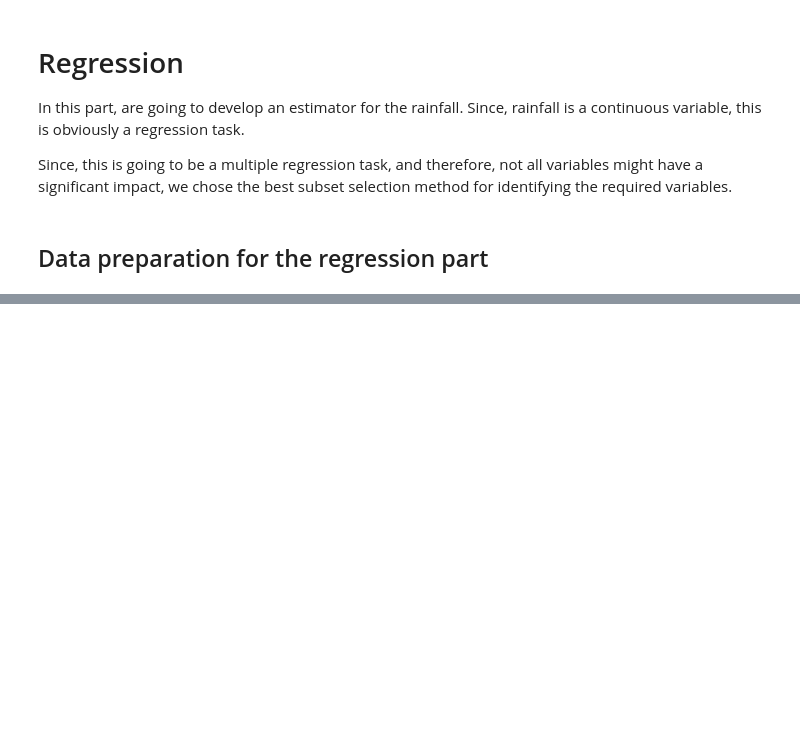
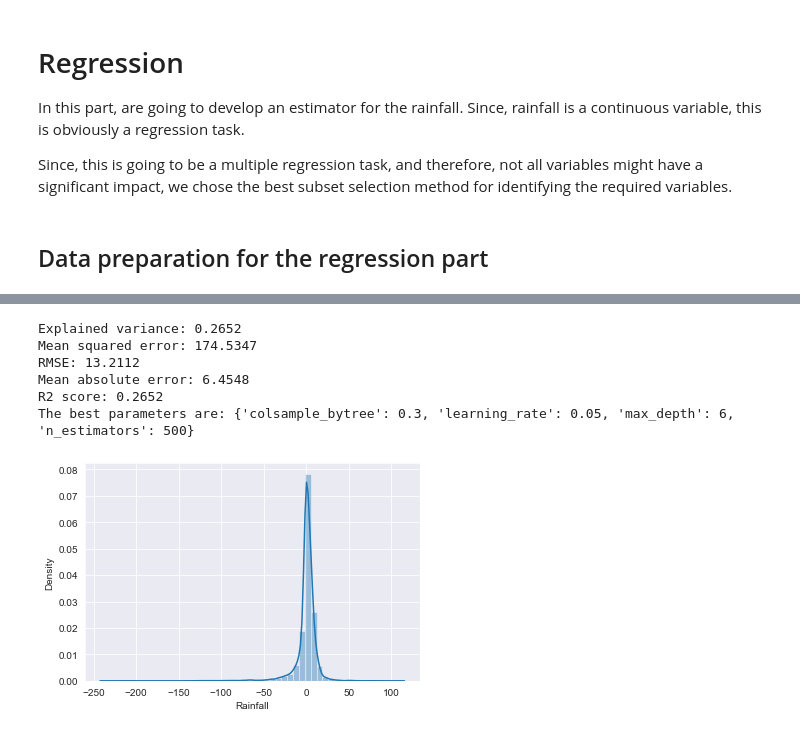
Before and after one commit to Stern1710/australia-weather-data, a Jupyter notebook: SPOD_Group7_Project.ipynb, the cells around one changed output, grey strips where cells are left out. Saved outputs shown, nothing was run; the diff lists cells and outputs as text; code cells hidden in the pictures; blank space fills up the shorter version.

```diff
--- a/SPOD_Group7_Project.ipynb
+++ b/SPOD_Group7_Project.ipynb
@@ -742,0 +702,38 @@ plt.show()
+# %%
+xgb_grid = {
+    'max_depth': [3,6,10],
+    'learning_rate': [0.01, 0.05, 0.1],
+    'n_estimators': [100, 500, 1000],
+    'colsample_bytree': [0.3, 0.7]
+}
+
+"""
+Trains an XGB regressor using cross-validation and returns attributes of the received model including the best
+parameter combination.
+@param x_train, np ndarray, data matrix
+@param y_train, np ndarray, data vector
+@param param_grid, dict, grid holding the paramaters for search
+@param use_pref_defined_model, bool, indicates whether the predefined model version should be used
+"""
+def train_xgb_regressor(x_train, y_train, param_grid, use_pref_defined_model: bool):
+    if use_pref_defined_model:
+        best_params = {'colsample_bytree': 0.3, 'learning_rate': 0.05, 'max_depth': 6, 'n_estimators': 500}
+        xgb = XGBRegressor(seed = 55, **best_params)
+        xgb.fit(x_train, y_train)
+        return best_params, xgb
+    xgb = XGBRegressor(seed = 55)
+    model = GridSearchCV(xgb, param_grid=param_grid, scoring="neg_mean_squared_error", verbose=10)
+    model.fit(x_train, y_train)
+    return model.best_params_, model.best_estimator_
+# %%
+xgb_params, xgb_regressor = train_xgb_regressor(x_train_reg, y_train_reg, xgb_grid, True)
+_ = get_regression_evaluation(xgb_regressor, x_test_reg, y_test_reg)
+print(f"The best parameters are: {xgb_params}")
+# %% [output]
+Explained variance: 0.2652
+Mean squared error: 174.5347
+RMSE: 13.2112
+Mean absolute error: 6.4548
+R2 score: 0.2652
+The best parameters are: {'colsample_bytree': 0.3, 'learning_rate': 0.05, 'max_depth': 6, 'n_estimators': 500}
+[figure, added]
```
Also changed, not shown: parts of 42 cells of this notebook.
